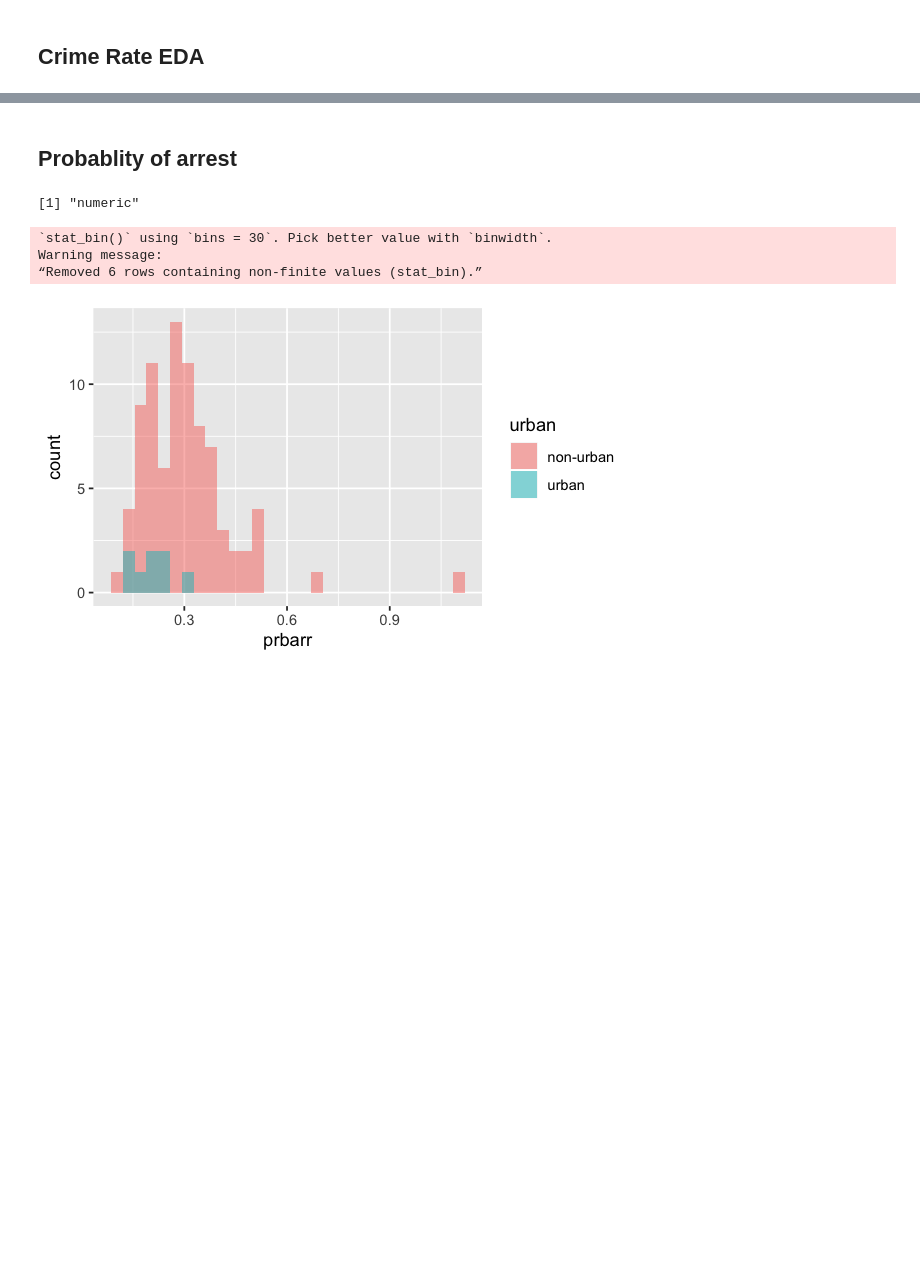
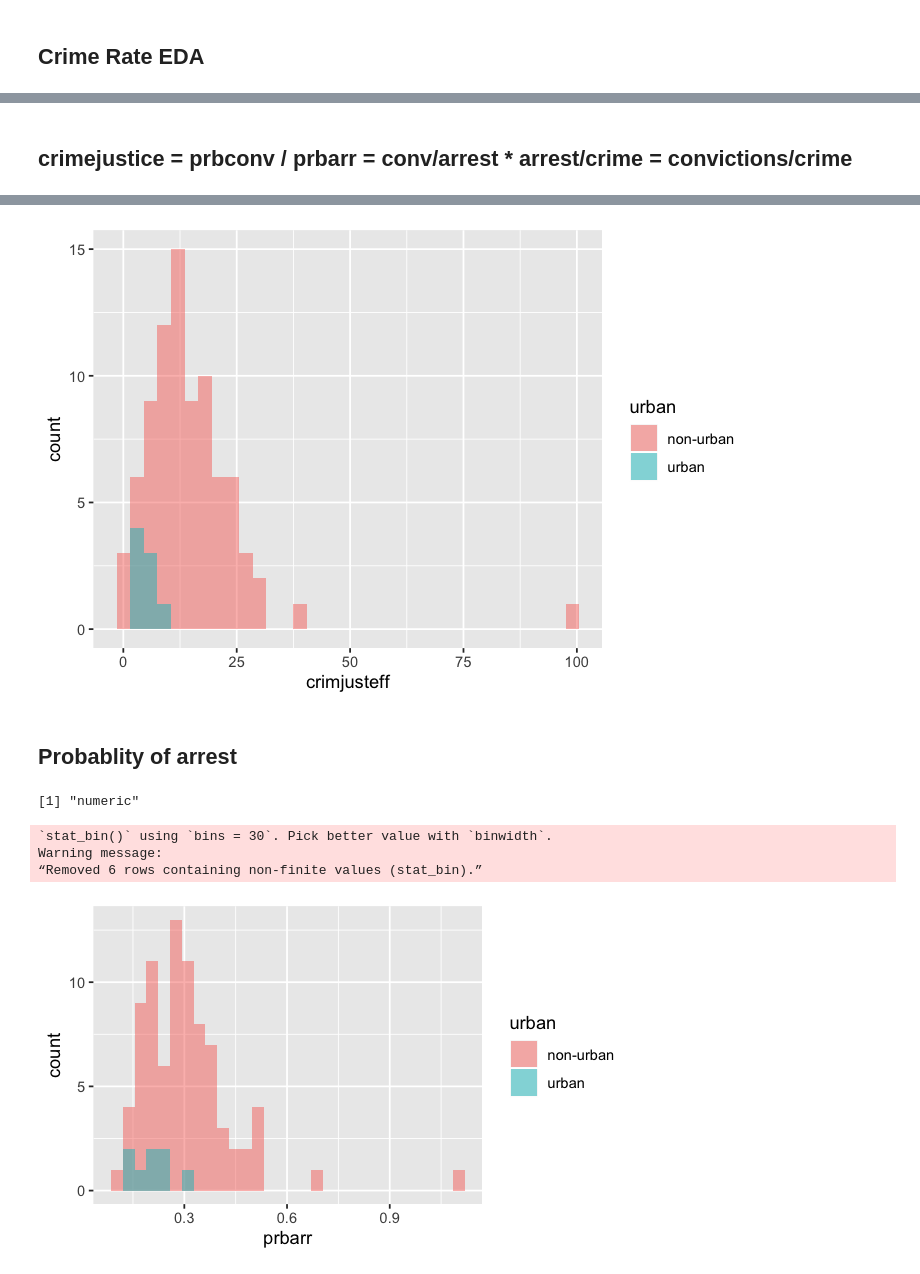
Before and after one commit to kevin-hartman/MIDS_W203_5_Lab3, a Jupyter notebook: EDA_start.ipynb, the cells around one changed output, grey strips where cells are left out. Drawn from its saved outputs; the diff is of its cells as text; code cells hidden in the pictures; blank space fills up the shorter version.

```diff
--- a/EDA_start.ipynb
+++ b/EDA_start.ipynb
@@ -32,0 +33,7 @@ Warning message:
+# %% [markdown]
+## crimejustice = prbconv / prbarr = conv/arrest * arrest/crime = convictions/crime
+# %%
+dat$prbconv <- as.numeric(dat$prbconv)
+dat$crimjusteff <- dat$prbconv * dat$prbarr
+ggplot(dat, aes(x=crimjusteff, fill=urban)) + geom_histogram(binwidth= 3,alpha= 0.5, position='identity')
+# %% [output]
@@ -33,3 +42,4 @@ Warning message:
+[figure, added]
 # %% [markdown]
 ## Probablity of arrest
 # %%
```
Also changed, not shown: parts of 4 cells of this notebook, 3 other files.
